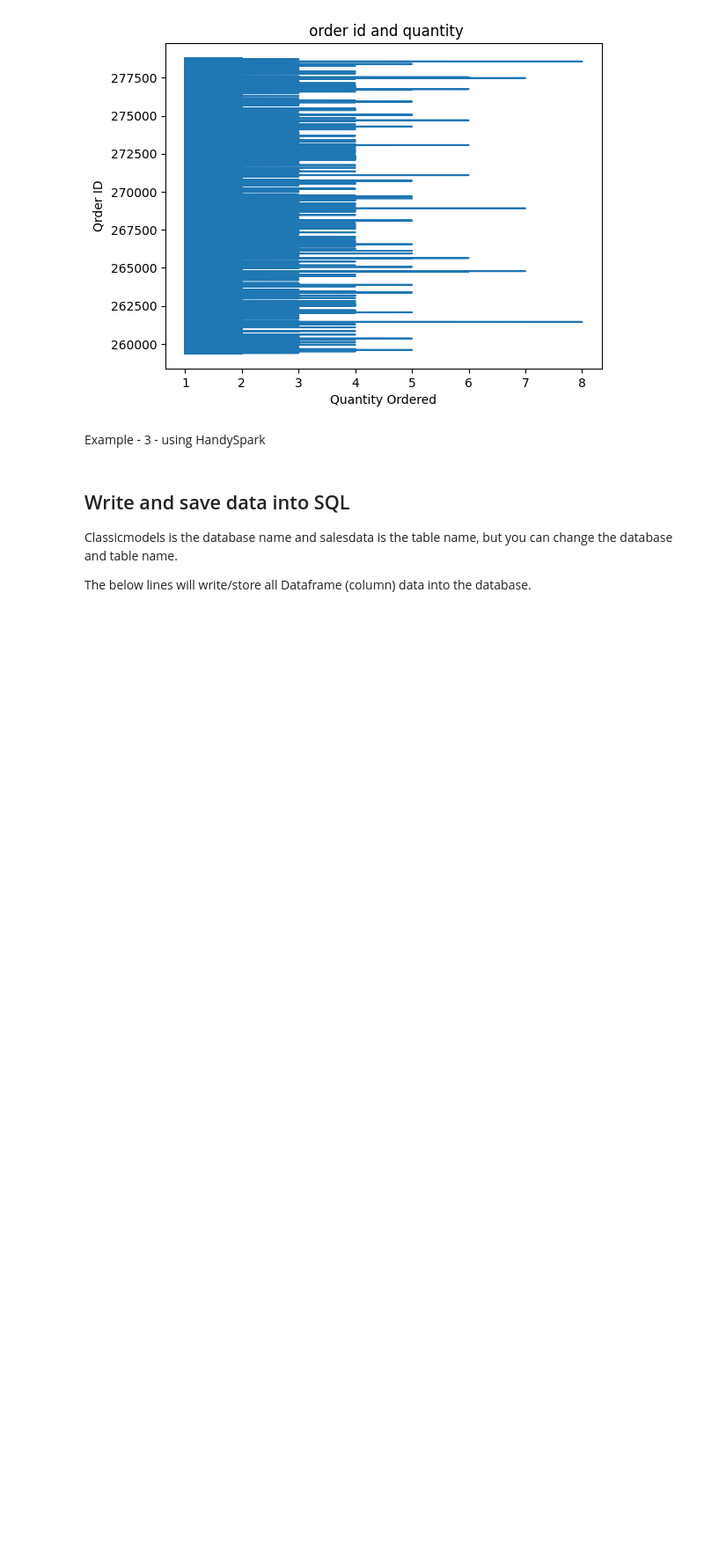
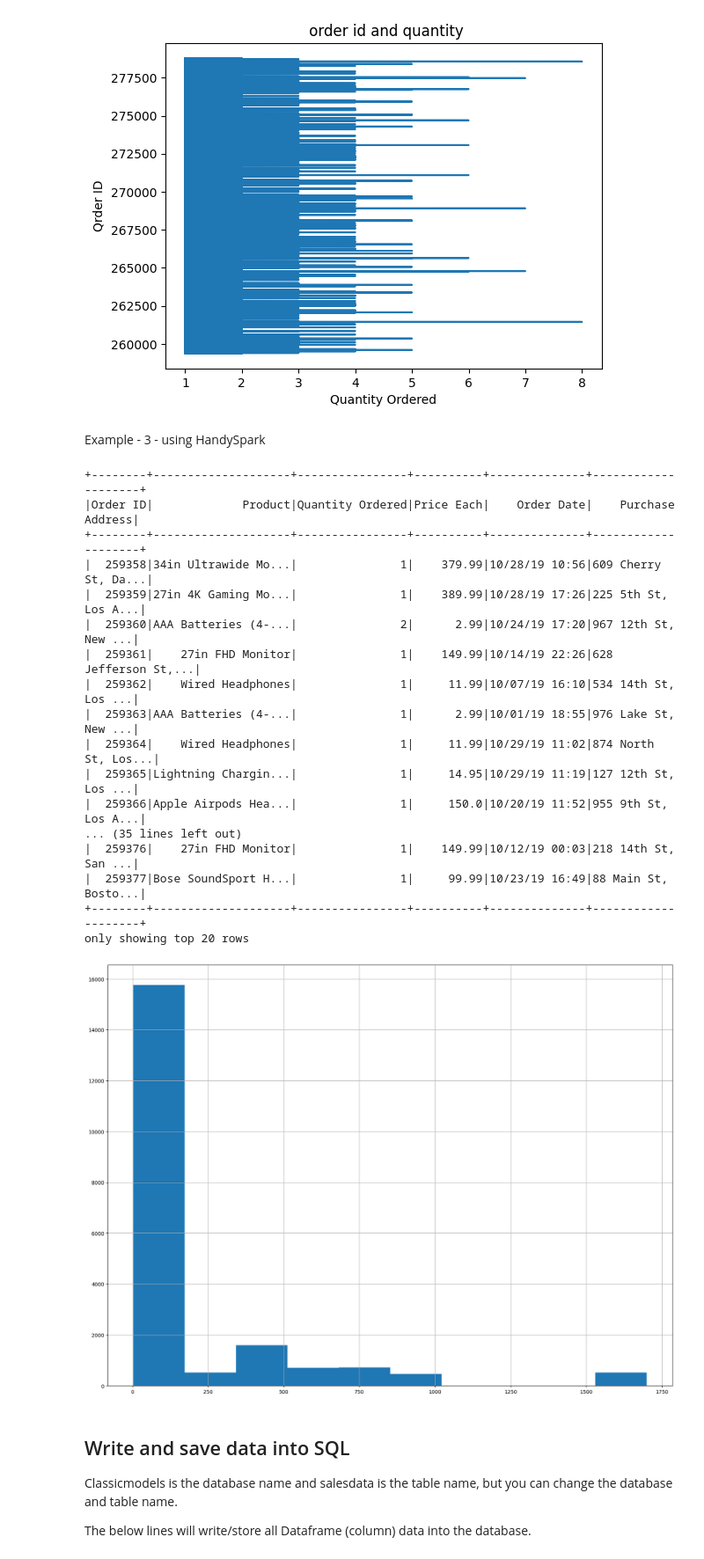
Before and after one commit to sanjaypatel16/de_python-1, a Jupyter notebook: Big Data/Guided lab - 345.2.6 - PySpark Dataframe, Queries and Matplotlib.ipynb, the cells around one changed output. Shown at 88% size. Drawn from its saved outputs; the diff is of its cells as text; code cells hidden in the pictures; blank space fills up the shorter version.

```diff
--- a/Big Data/Guided lab - 345.2.6 - PySpark Dataframe, Queries and Matplotlib.ipynb
+++ b/Big Data/Guided lab - 345.2.6 - PySpark Dataframe, Queries and Matplotlib.ipynb
@@ -149,14 +149,41 @@ plt.show()
 # %% [markdown]
 Example - 3  - using HandySpark
 # %%
-# import numpy as np
-# from handyspark import *
-# #hdf = df.toHandy()
-# df.show()
-# # hdf.show()
-# # fig,ax = plt.subplots(figsize=(20,15))
-# # hdf.cols['Price Each'].hist(ax=ax)
-# # plt.show()
+import warnings
+
+warnings.filterwarnings("ignore", category=FutureWarning)
+
+import numpy as np
+np.bool = np.bool_
+
+from handyspark import *
+hdf = df.toHandy()
+df.show()
+hdf.show()
+fig,ax = plt.subplots(figsize=(20,15))
+price = hdf.cols["Price Each"][:]
+#hdf.cols['Price Each'].hist(ax=ax)
+price.hist(ax=ax)
+plt.show()
+# %% [output]
++--------+--------------------+----------------+----------+--------------+--------------------+
+|Order ID|             Product|Quantity Ordered|Price Each|    Order Date|    Purchase Address|
++--------+--------------------+----------------+----------+--------------+--------------------+
+|  259358|34in Ultrawide Mo...|               1|    379.99|10/28/19 10:56|609 Cherry St, Da...|
+|  259359|27in 4K Gaming Mo...|               1|    389.99|10/28/19 17:26|225 5th St, Los A...|
+|  259360|AAA Batteries (4-...|               2|      2.99|10/24/19 17:20|967 12th St, New ...|
+|  259361|    27in FHD Monitor|               1|    149.99|10/14/19 22:26|628 Jefferson St,...|
+|  259362|    Wired Headphones|               1|     11.99|10/07/19 16:10|534 14th St, Los ...|
+|  259363|AAA Batteries (4-...|               1|      2.99|10/01/19 18:55|976 Lake St, New ...|
+|  259364|    Wired Headphones|               1|     11.99|10/29/19 11:02|874 North St, Los...|
+|  259365|Lightning Chargin...|               1|     14.95|10/29/19 11:19|127 12th St, Los ...|
+|  259366|Apple Airpods Hea...|               1|     150.0|10/20/19 11:52|955 9th St, Los A...|
+... (35 lines left out)
+|  259376|    27in FHD Monitor|               1|    149.99|10/12/19 00:03|218 14th St, San ...|
+|  259377|Bose SoundSport H...|               1|     99.99|10/23/19 16:49|88 Main St, Bosto...|
++--------+--------------------+----------------+----------+--------------+--------------------+
+only showing top 20 rows
+[figure, added]
 # %% [markdown]
 ## Write and save data into SQL
 Classicmodels is the database name and salesdata is the table name, but you can change the database and table name.
```
Also changed, not shown: 46 other files.
